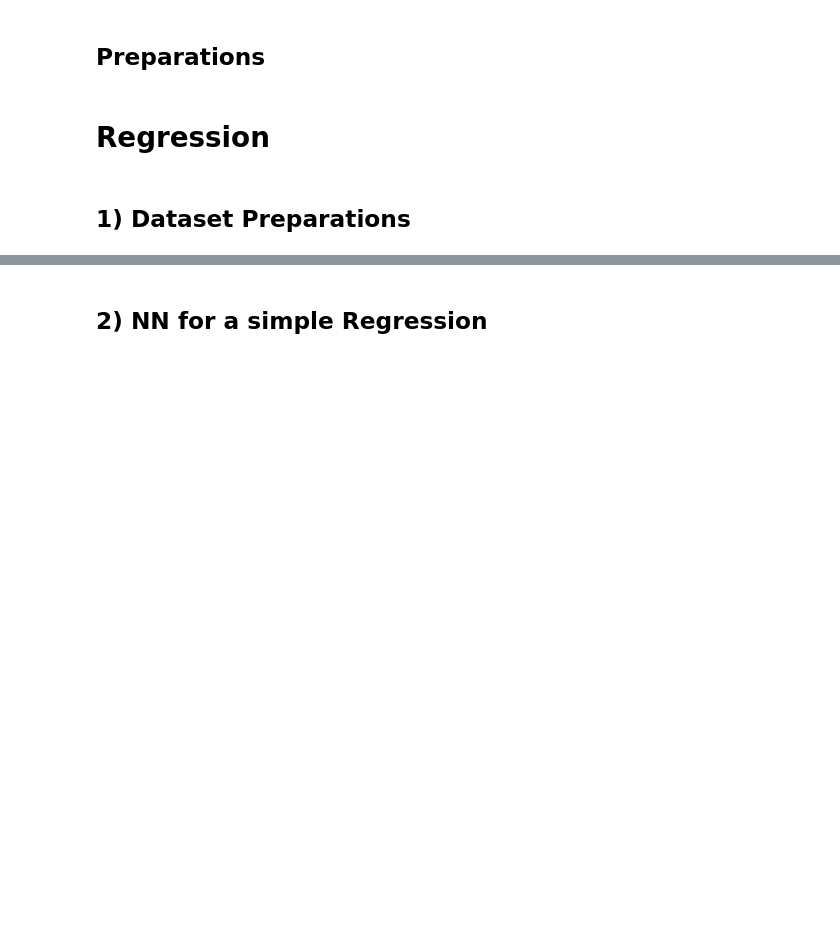
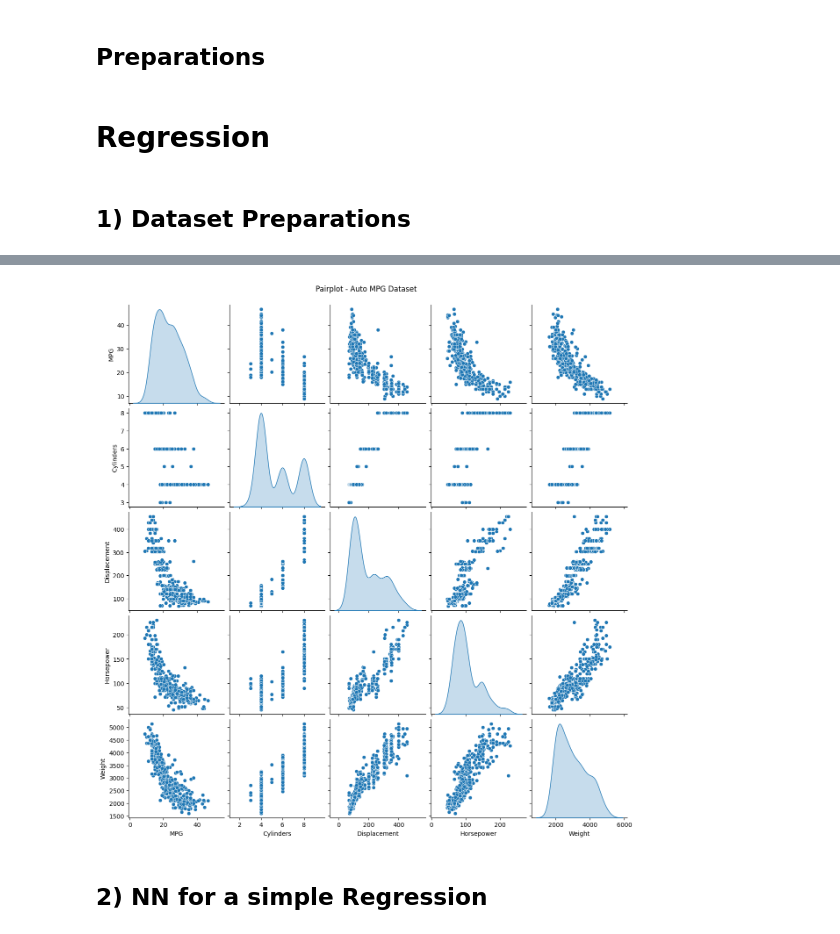
Before and after one commit to DaniPalma3000/Calendarizador, a Jupyter notebook: SP1_Laboratory_01.ipynb, the cells around one changed output, grey strips where cells are left out. Cells and saved outputs as stored; diff of their text form; code cells hidden in the pictures; blank space fills up the shorter version.

```diff
--- a/SP1_Laboratory_01.ipynb
+++ b/SP1_Laboratory_01.ipynb
@@ -36,13 +37,15 @@ https://archive.ics.uci.edu/ml/datasets/Auto+MPG
 '''
 
 # Retrieve the dataset
-# /* YOUR CODE HERE */
+url = 'http://archive.ics.uci.edu/ml/machine-learning-databases/auto-mpg/auto-mpg.data'
 # %%
 # Loading Dataset and have a glimpse about it
 column_names = ['MPG','Cylinders','Displacement','Horsepower','Weight', 'Acceleration', 'Model_Year', 'Origin']
 
-# /* YOUR CODE HERE */
-# Hint: Make sure to check out the files first! And pay attention how data is separated
+# The file uses whitespace as separator and '?' for missing values
+raw_dataset = pd.read_csv(url, names=column_names,
+                          na_values='?', comment='\t',
+                          sep=' ', skipinitialspace=True)
 
 # Brief Statistical Summary of the dataset
 raw_dataset.describe()
@@ -75,3 +112,13 @@ new_dataset.head()
+# %%
+# Lets visualize the data
+
+# 5 numerical variables: MPG, Cylinders, Displacement, Horsepower, Weight
+numerical_vars = ['MPG', 'Cylinders', 'Displacement', 'Horsepower', 'Weight']
+sns.pairplot(new_dataset[numerical_vars], diag_kind='kde')
+plt.suptitle('Pairplot - Auto MPG Dataset', y=1.02)
+plt.show()
+# %% [output]
+[figure, added]
 # %% [markdown]
 ## 2) NN for a simple Regression
 # %%
```
Also changed, not shown: parts of 37 cells of this notebook.
